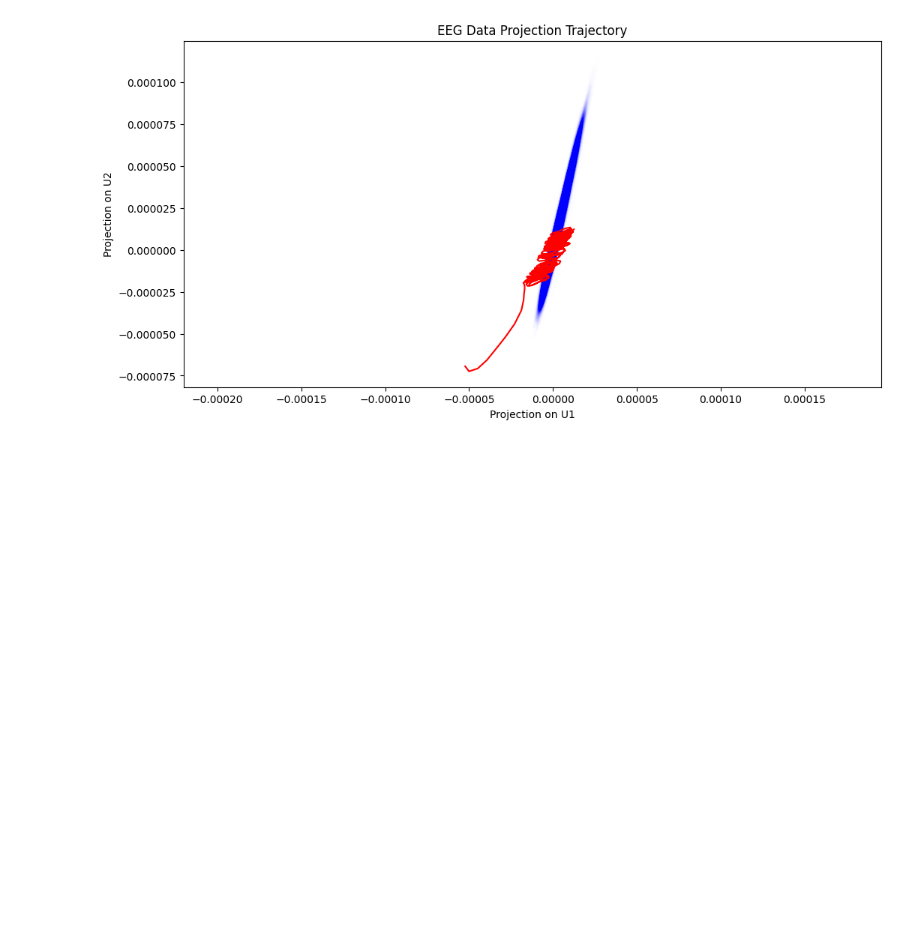
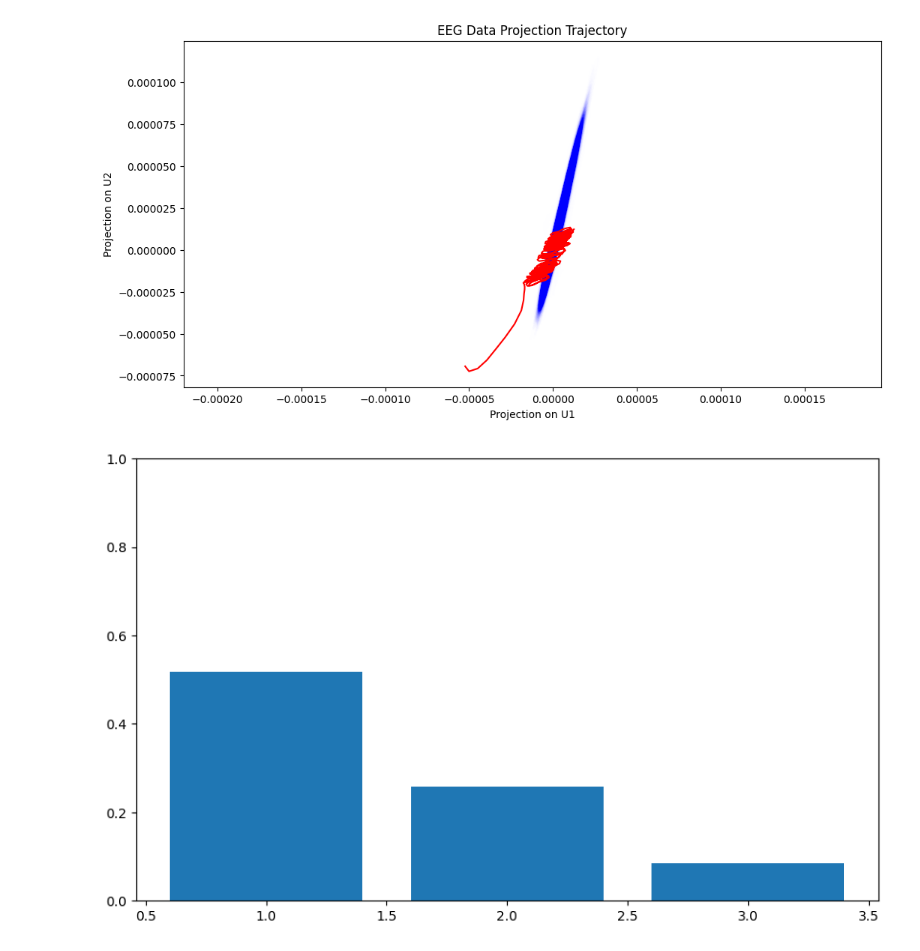
Before and after one commit to allshaks/eeg_llm, a Jupyter notebook: noel_svd.ipynb, the cells around one changed output. Cells and saved outputs as stored; diff of their text form; code cells hidden in the pictures; blank space fills up the shorter version.

Commit message:
Comparison of Linear and Kernel PCA

```diff
--- a/noel_svd.ipynb
+++ b/noel_svd.ipynb
@@ -181,3 +182,16 @@ plt.axis('equal')
 plt.show()
 # %% [output]
 [figure]
+# %%
+# get explained variance of linear PCA
+pca = PCA(n_components=3)
+pca.fit(avg_data.T)
+
+explained_var_ratio = pca.explained_variance_ratio_
+
+plt.figure(figsize=(10, 6))
+plt.bar(range(1, len(explained_var_ratio) + 1), explained_var_ratio, align='center')
+plt.ylim(0, 1)
+plt.show()
+# %% [output]
+[figure, added]
```
Also changed, not shown: parts of 7 cells of this notebook.
